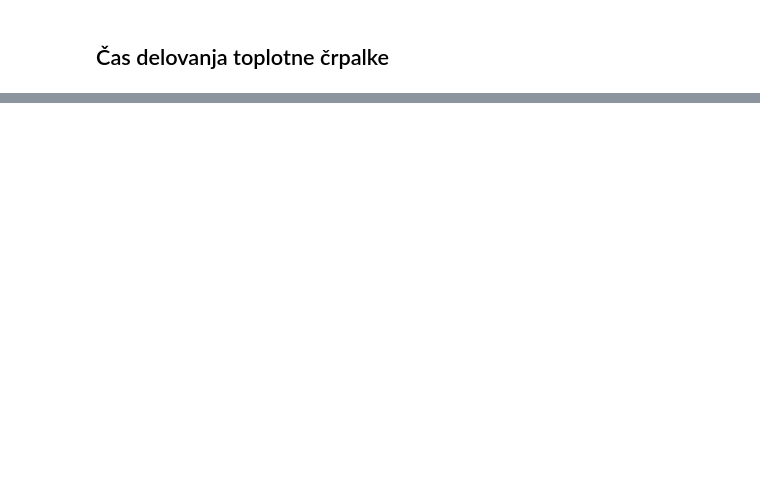
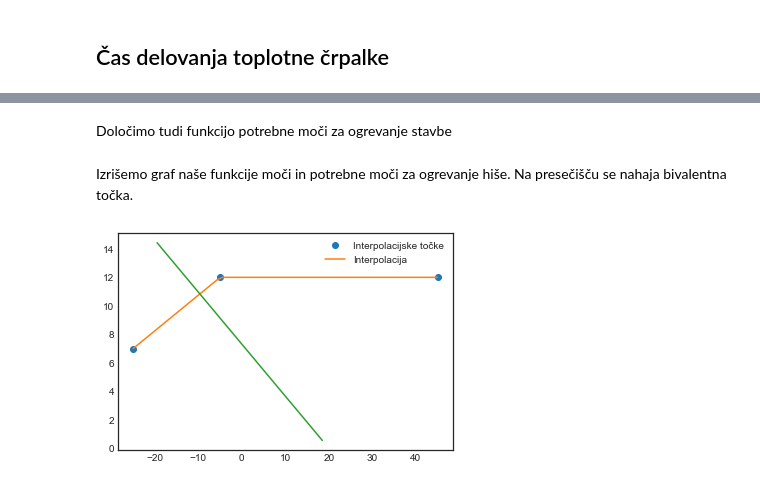
Before and after one commit to ezvr/TC, a Jupyter notebook: Poročilo.ipynb, the cells around one changed output, grey strips where cells are left out. Drawn from its saved outputs; the diff is of its cells as text; code cells hidden in the pictures; blank space fills up the shorter version.

```diff
--- a/Poročilo.ipynb
+++ b/Poročilo.ipynb
@@ -257,0 +293,5 @@ dQhp = 11
+# %%
+from scipy import interpolate
+x=np.array([-25,-5,45])
+y=np.array([7,12,12])
+fdQhp0 = interpolate.interp1d(x, y, kind='linear')
@@ -257,0 +306,14 @@ dQhp = 11
+# %% [markdown]
+Določimo tudi funkcijo potrebne moči za ogrevanje stavbe
+# %%
+fdQh = interpolate.interp1d(thetaed, dQh*(thetairef-thetaed)/(thetairef-thetaeref), kind='linear')
+# %% [markdown]
+Izrišemo graf naše funkcije moči in potrebne moči za ogrevanje hiše. Na presečišču se nahaja bivalentna točka.
+# %%
+x_g = np.linspace(x[0], x[-1], 20*len(x)-1)
+plt.plot(x, y, 'o', label='Interpolacijske točke')
+plt.plot(x_g, fdQhp0(x_g), '-', label='Interpolacija')
+plt.plot(thetaed,fdQh(thetaed))
+plt.legend();
+# %% [output]
+[figure, added]
```
Also changed, not shown: parts of 36 cells of this notebook, 4 other files.
